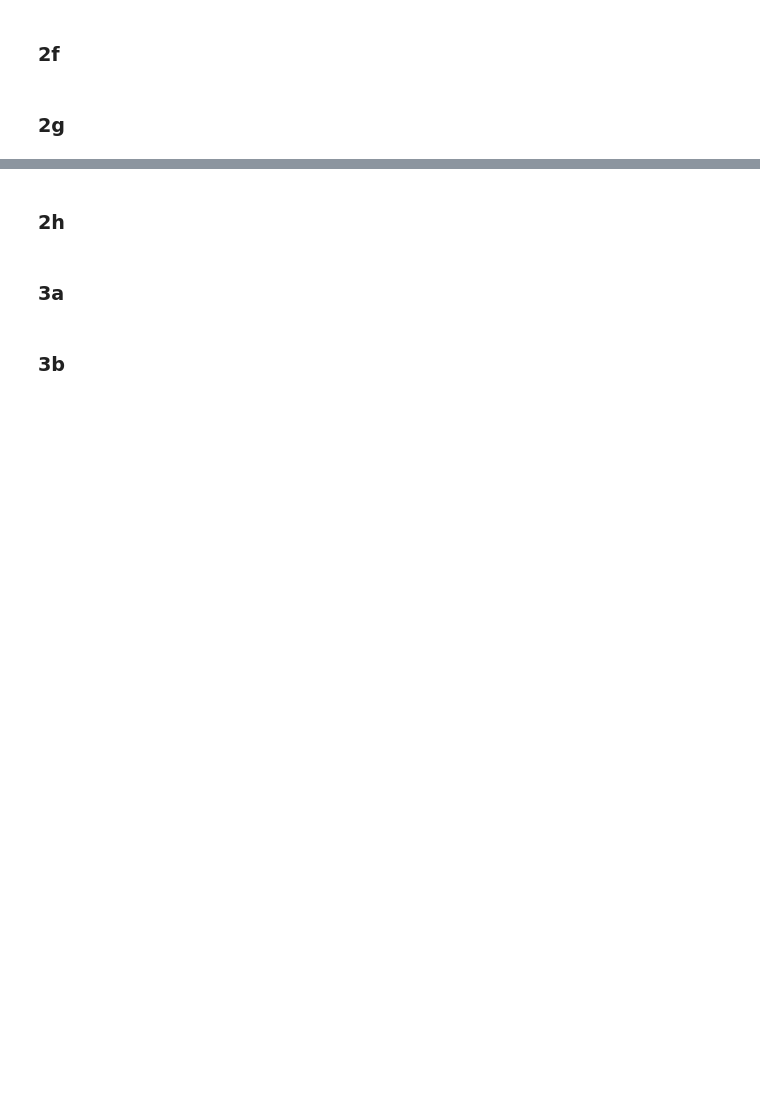
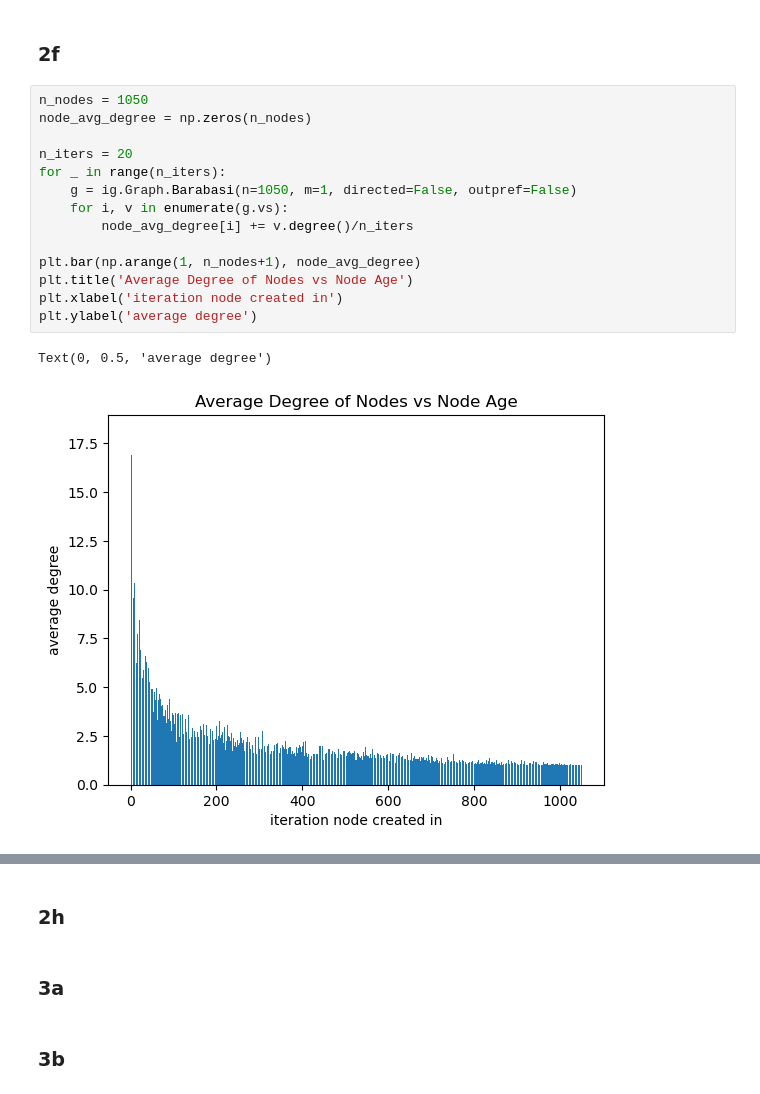
Before and after one commit to hershey890/ece232e, a Jupyter notebook: project_1.ipynb, the cells around one changed output, grey strips where cells are left out. Drawn from its saved outputs; the diff is of its cells as text; blank space fills up the shorter version.

```diff
--- a/project_1.ipynb
+++ b/project_1.ipynb
@@ -294,4 +296,19 @@ n_nodes=10500, Slope:  -3.6444091003357855
 # %% [markdown]
 ### 2f
-# %% [markdown]
-### 2g
+# %%
+n_nodes = 1050
+node_avg_degree = np.zeros(n_nodes)
+
+n_iters = 20
+for _ in range(n_iters):
+    g = ig.Graph.Barabasi(n=1050, m=1, directed=False, outpref=False)
+    for i, v in enumerate(g.vs):
+        node_avg_degree[i] += v.degree()/n_iters
+
+plt.bar(np.arange(1, n_nodes+1), node_avg_degree)
+plt.title('Average Degree of Nodes vs Node Age')
+plt.xlabel('iteration node created in')
+plt.ylabel('average degree')
+# %% [output]
+Text(0, 0.5, 'average degree')
+[figure, added]
```
Also changed, not shown: parts of 6 cells of this notebook.
